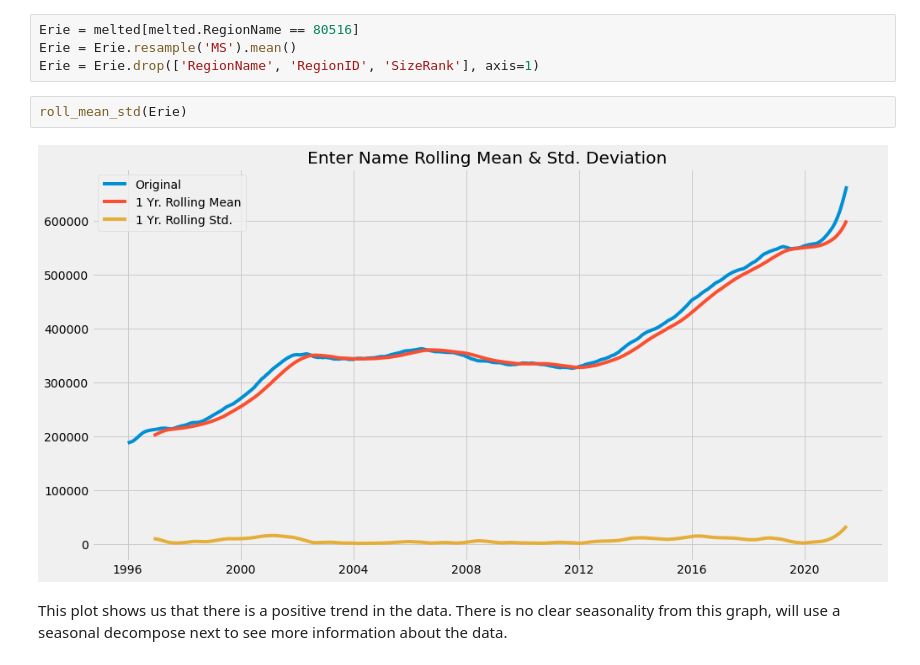
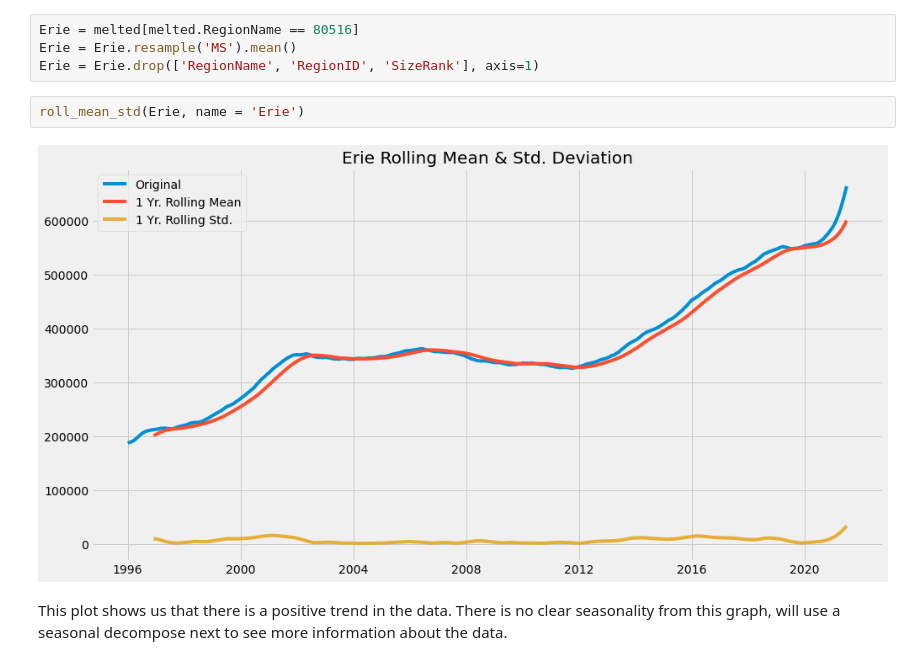
Before and after one commit to fivearm/Phase_4_Project, a Jupyter notebook: Erie_CO_80516.ipynb, the cells around one changed output. Saved outputs shown, nothing was run; the diff lists cells and outputs as text.

```diff
--- a/Erie_CO_80516.ipynb
+++ b/Erie_CO_80516.ipynb
@@ -54,9 +54,9 @@ Erie = melted[melted.RegionName == 80516]
 Erie = Erie.resample('MS').mean()
 Erie = Erie.drop(['RegionName', 'RegionID', 'SizeRank'], axis=1)
 # %%
-roll_mean_std(Erie)
+roll_mean_std(Erie, name = 'Erie')
 # %% [output]
-[figure, old version]
+[figure, new version]
 # %% [markdown]
 This plot shows us that there is a positive trend in the data. There is no clear seasonality from this graph, will use a seasonal decompose next to see more information about the data.
 # %% [markdown]
```
Also changed, not shown: parts of 6 cells of this notebook, 2 other files.
